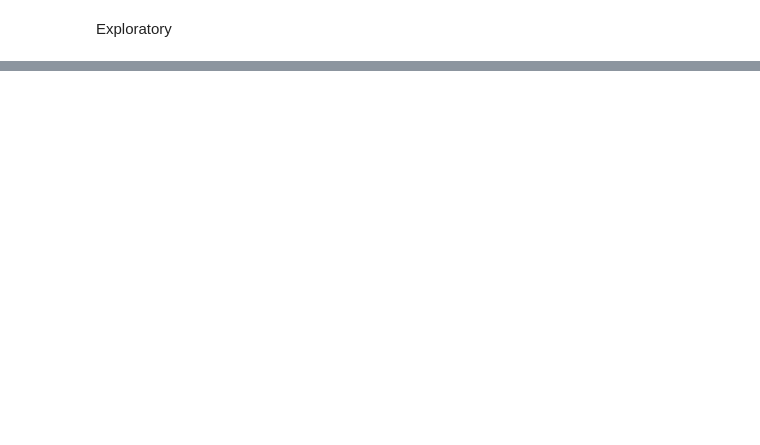
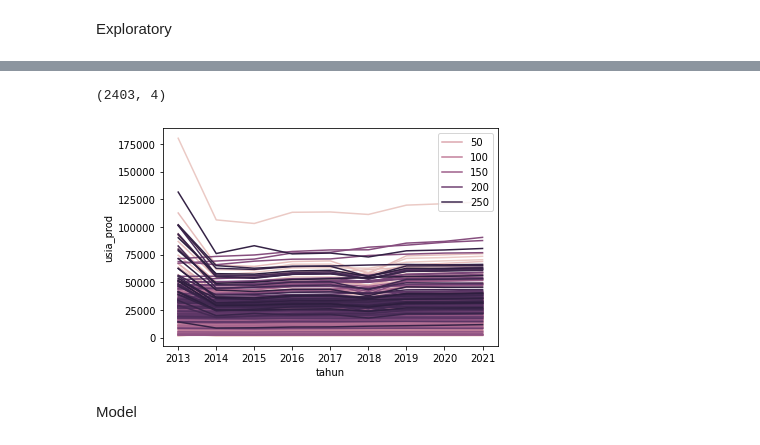
Before and after one commit to tsancode/Population5, a Jupyter notebook: code/Preliminary_data_exploration.ipynb, the cells around one changed output, grey strips where cells are left out. Drawn from its saved outputs; the diff is of its cells as text; code cells hidden in the pictures; blank space fills up the shorter version.

```diff
--- a/code/Preliminary_data_exploration.ipynb
+++ b/code/Preliminary_data_exploration.ipynb
@@ -10,10 +28,10 @@ import matplotlib.pyplot as plt
 # %%
-orig_url='https://drive.google.com/file/d/1QdEZdgXWwctSGsx0awJGX7xWqQm08dR1/view?usp=sharing'
+orig_url2='https://drive.google.com/file/d/1BBmMNqARjiuM71WtrldCJ8WZesmfs14v/view?usp=sharing'
 
-file_id = orig_url.split('/')[-2]
-dwn_url='https://drive.google.com/uc?export=download&id=' + file_id
-url = requests.get(dwn_url).text
-csv_raw = StringIO(url)
-df = pd.read_csv(csv_raw)
+file_id2 = orig_url2.split('/')[-2]
+dwn_url2='https://drive.google.com/uc?export=download&id=' + file_id2
+url2 = requests.get(dwn_url2).text
+csv_raw2 = StringIO(url2)
+df2 = pd.read_csv(csv_raw2)
 # %% [markdown]
 Exploratory
@@ -182,0 +47,15 @@ Dari hasil clustering, terbentuk 4 klaster, dengan rincian  39 persen kelurahan
+# %%
+df2.shape
+# %% [output]
+(2403, 4)
+# %%
+df2['tahun'] = pd.to_datetime(df2['tahun'], format='%Y')
+# %%
+
+sns.lineplot(data = df2, x = 'tahun', y = 'usia_prod', hue = 'wil_id')
+plt.legend(loc='upper right')
+plt.show()
+# %% [output]
+[figure, added]
+# %% [markdown]
+Model
```
Also changed, not shown: parts of 46 cells of this notebook.
